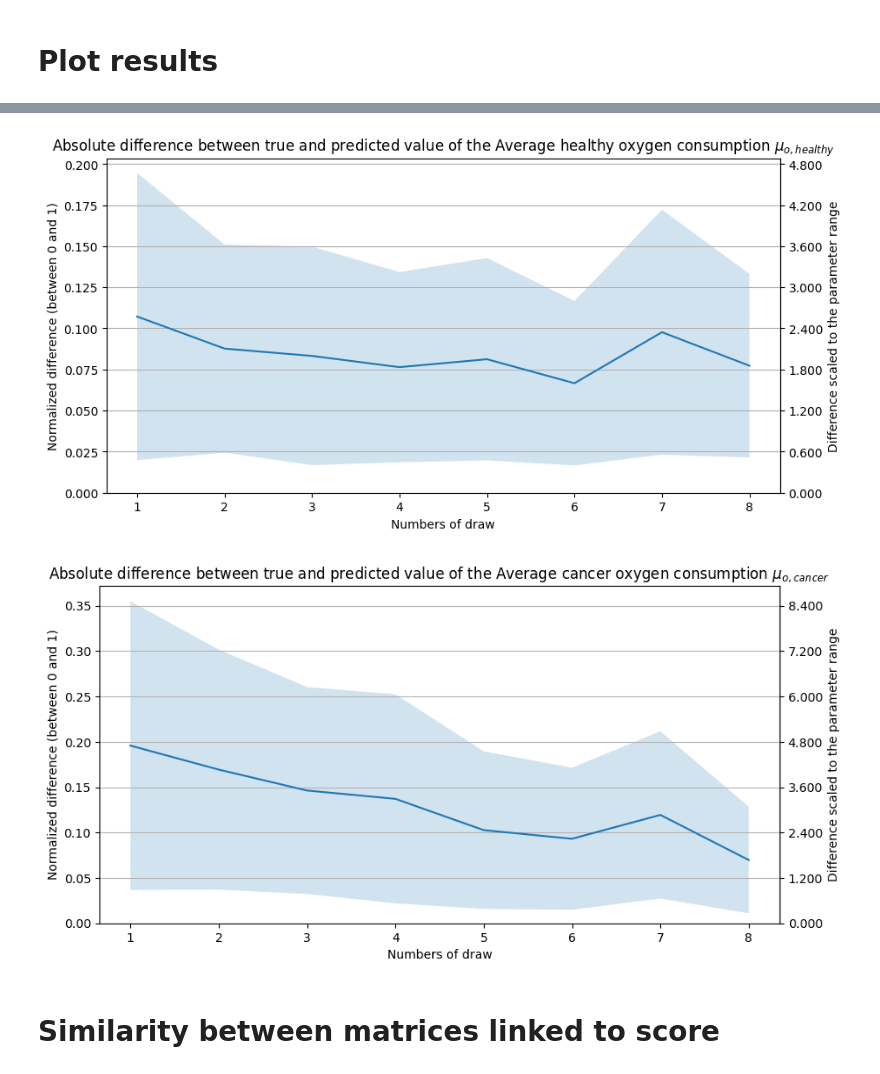
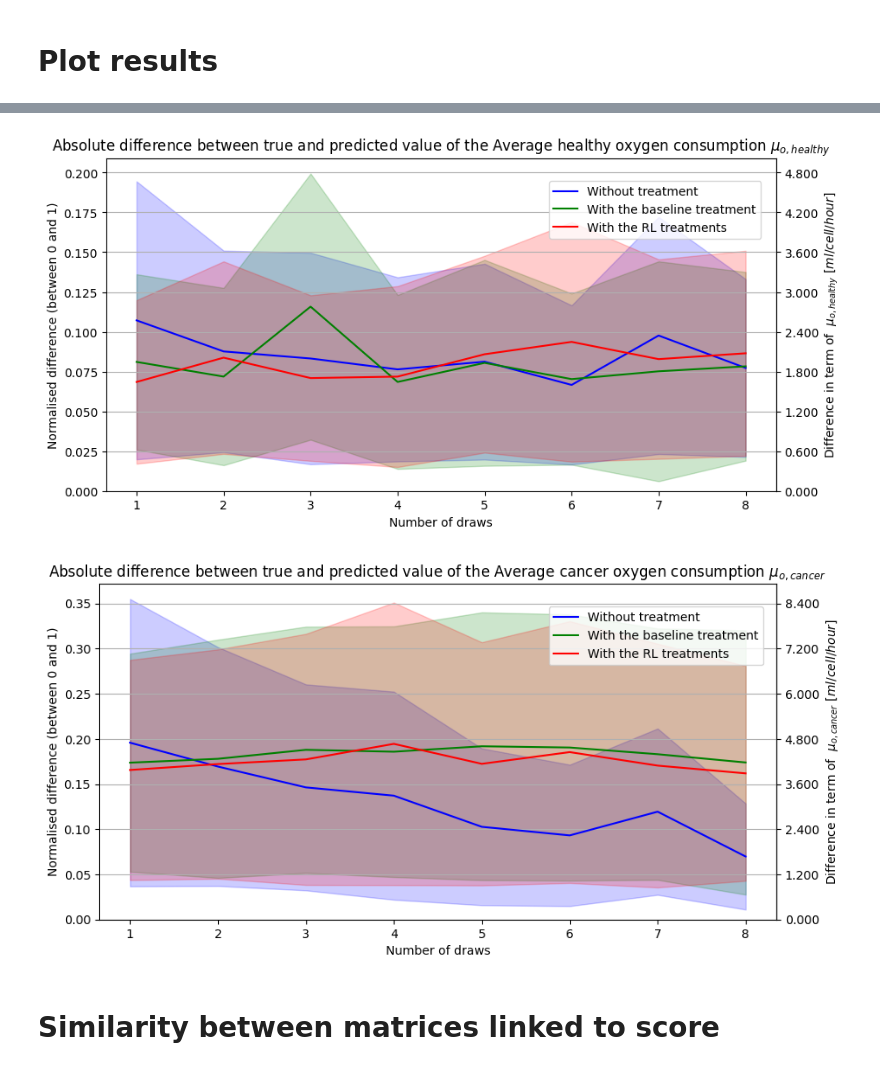
Before and after one commit to npermanne/Paramater_identification_tumour_model, a Jupyter notebook: plots_results.ipynb, the cells around one changed output, grey strips where cells are left out. Saved outputs shown, nothing was run; the diff lists cells and outputs as text; code cells hidden in the pictures.

Commit message:
all plots done

```diff
--- a/plots_results.ipynb
+++ b/plots_results.ipynb
@@ -24,37 +33,71 @@ EVALUATION_FILE = "evaluation_stats.csv"
 # %% [markdown]
 # Plot results
 # %%
-dataset = "no_dose"
+datasets = ["no_dose", "baseline_treatment", "best_model_treatment"]
+parameters_to_study = {
+    "INPUT_LSTM":"$n_{in, LSTM}$",
+    "OUTPUT_LSTM":"$n_{out, LSTM}$",
+    "LSTM_LAYERS":"$n_{LSTM}$",
+    "CONV_LAYERS":"$n_{conv}$",
+    "LEARNING_RATE":"Learning Rate",
+    "BATCH_SIZE":"Batch Size",
+    "L2_REGULARIZATION":"L2 Regularization",
+    "FEED_FORWARD":"$n_{feed \ forward}$"}
 
+colors = {"no_dose": "blue", "baseline_treatment":"green","best_model_treatment": "red"}
+labels = {"no_dose": "Without treatment", "baseline_treatment":"With the baseline treatment", "best_model_treatment": "With the RL treatments"}
 # Find best indices
-best_indices = dict()
-for draw in range(1,9):
-    df = pd.read_csv(os.path.join(RESULTS_FOLDER, f"hyp_search_{dataset}_for_{draw}_draws", "performances.csv"))
-    best_indices[draw] = df["Performance"].idxmin()
+best_all_indices = dict()
+for dataset in datasets:
+    best_all_indices[dataset] = dict()
+    for draw in range(1,9):
+        df = pd.read_csv(os.path.join(RESULTS_FOLDER, f"hyp_search_{dataset}_for_{draw}_draws", "performances.csv"))
+        best_all_indices[dataset][draw] = df["Performance"].idxmin()
+
+for dataset in datasets:
+    hyper_param = pd.DataFrame(columns=["Number of draw"]+list(parameters_to_study.values()))
+    for draw in range(1,9):
+        df = pd.read_csv(os.path.join(RESULTS_FOLDER, f"hyp_search_{dataset}_for_{draw}_draws", "performances.csv"))
+        best_all_indices[dataset][draw] = df["Performance"].idxmin()
+        dico = dict(df.loc[best_all_indices[dataset][draw]])
+        row = {value:dico[key] for key,value in parameters_to_study.items()}
+        row["Number of draw"] = draw
+        hyper_param.loc[-1] = row
+        hyper_param.index = hyper_param.index + 1
+        hyper_param = hyper_param.sort_index()
+    for in_param in ["$n_{in, LSTM}$","$n_{out, LSTM}$","$n_{LSTM}$","$n_{conv}$","Batch Size","$n_{feed \ forward}$"]:
+        hyper_param[in_param] = hyper_param[in_param].astype(int)
+    hyper_param = hyper_param.sort_values("Number of draw")
+    hyper_param.to_csv(f"{dataset}_hyperparameter.csv", index=False)
+
 
 param_ranges = pd.read_csv(os.path.join("simulation","parameter_data.csv"), index_col=0)
 
 performances = dict()
 for key, value in parameters.items():
-    means = dict()
-    stds = dict()
-    for draw in range(1,9):
-        df = pd.read_csv(os.path.join(RESULTS_FOLDER, f"hyp_search_no_dose_for_{draw}_draws", str(best_indices[draw]), "evaluation_stats.csv"))
-        means[draw] = df.loc[df["Parameters"] == key, "Means"].iloc[0]
-        stds[draw] = df.loc[df["Parameters"] == key, "Standard Deviation"].iloc[0]
-
     fig = plt.figure(figsize = (10,5))
     ax = fig.add_subplot(111)
-    X = means.keys()
-    Y_mean = np.array(list(means.values()))
-    Y_stds = np.array(list(stds.values()))
-    ax.plot(X, Y_mean)
-    ax.fill_between(X, Y_mean-Y_stds, Y_mean+Y_stds, alpha=0.2)
+    for dataset in datasets:
+        means = dict()
+        stds = dict()
+        for draw in range(1,9):
+            df = pd.read_csv(os.path.join(RESULTS_FOLDER, f"hyp_search_{dataset}_for_{draw}_draws", str(best_all_indices[dataset][draw]), "evaluation_stats.csv"))
+            means[draw] = df.loc[df["Parameters"] == key, "Means"].iloc[0]
+            stds[draw] = df.loc[df["Parameters"] == key, "Standard Deviation"].iloc[0]
+
+
+
+        X = means.keys()
+        Y_mean = np.array(list(means.values()))
+        Y_stds = np.array(list(stds.values()))
+        ax.plot(X, Y_mean, label=labels[dataset], color=colors[dataset])
+        ax.fill_between(X, Y_mean-Y_stds, Y_mean+Y_stds, alpha=0.2, color=colors[dataset])
     plt.title(f"Absolute difference between true and predicted value of the {value}")
-    ax.set_ylabel("Normalized difference (between 0 and 1)")
-    ax.set_xlabel("Numbers of draw")
+    ax.set_ylabel("Normalised difference (between 0 and 1)")
+    ax.set_xlabel("Number of draws")
     ax.grid(axis='y')
     ax.set_ylim(0, None)
+    fig.legend(loc=(0.63,0.73))
     ax2 = ax.secondary_yaxis("right")
     min = param_ranges.loc[key]["Minimum"]
     max = param_ranges.loc[key]["Maximum"]
@@ -63,6 +106,6 @@ for key, value in parameters.items():
 
     ticks = np.array(ax.get_yticks())*(max-min)
     ax2.set_yticks(ax.get_yticks(), [f"{tick:.3f}" for tick in ticks])
-    ax2.set_ylabel(f"Difference scaled to the parameter range")
-    plt.savefig(os.path.join("pictures", f"Performance for {dataset} {key}.pdf"))
+    ax2.set_ylabel(f"Difference in term of {parameters_with_unit[key]}")
+    plt.savefig(os.path.join("pictures", f"All Performance for {key}.pdf"))
 # %% [output]
@@ -72,5 +115,5 @@ for key, value in parameters.items():
-[figure, old version]
+[figure, new version]
-[figure, old version]
+[figure, new version]
 # %% [markdown]
 # Similarity between matrices linked to score
 # %%
```
Also changed, not shown: parts of 4 cells of this notebook, 1 other file.
